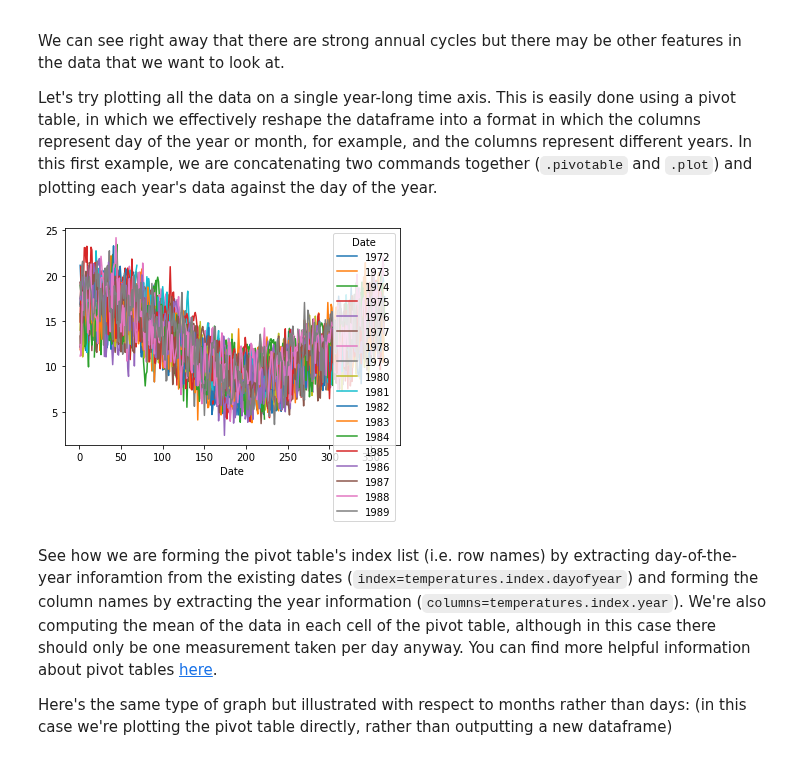
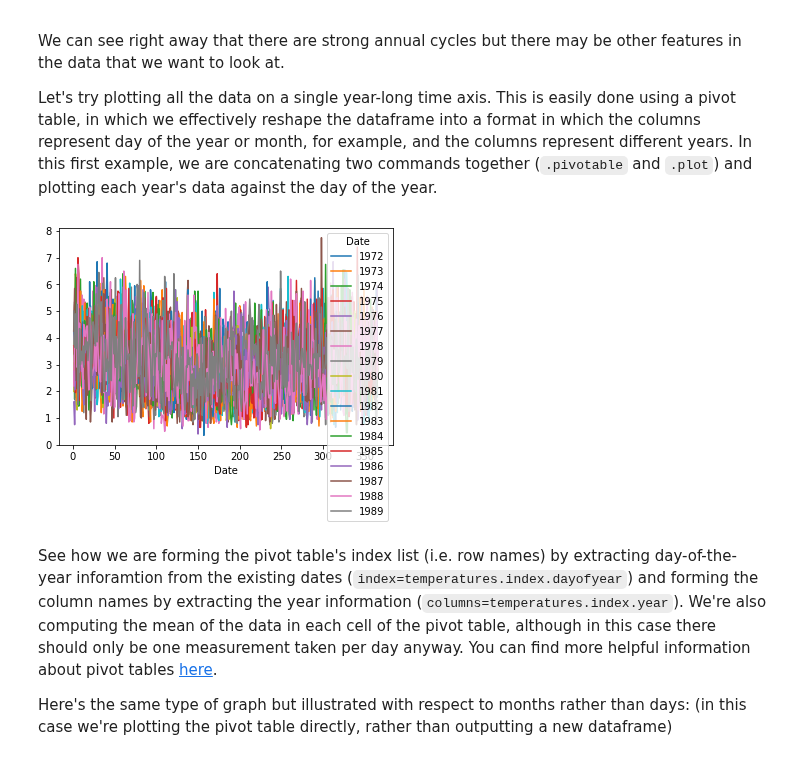
Before and after one commit to calum-chamberlain/ESCI451-Python, a Jupyter notebook: ESCI451_Module_3B.ipynb, the cells around one changed output. Drawn from its saved outputs; the diff is of its cells as text; code cells hidden in the pictures.

```diff
--- a/ESCI451_Module_3B.ipynb
+++ b/ESCI451_Module_3B.ipynb
@@ -59,5 +59,6 @@ The first column of each of these files contains the measurement date in the for
 # %%
-def parser(date): return dt.strptime(date, '%Y%m%d:%H%M')
+def parser(date):
+    return dt.strptime(date, '%Y%m%d:%H%M')
 
 
 T0 = pd.read_csv(
@@ -96,5 +97,5 @@ Before going any further, we're going to spend a bit of time manipulating each o
 
 In the case of the surface measurements, T0, we will calculate a rough mean daily temperature by averaging the maximum and minimum values. (Climate scientists would do this much more carefully and would likely use hourly records for this.)
 # %%
-T0['Temperature'] = T0.apply(lambda df: (df['Tmax'] + df['Tmin']) / 2, axis=1)
+T0['Temperature'] = (T0.Tmax - T0.Tmin) / 2
 # %% [markdown]
@@ -196,3 +285,27 @@ temperatures.rename(columns={'Temperature': 'T100'}, inplace=True)
+# %%
+def load_and_merge_temp_data():
+    """ Load and merge the temperature dataset """
+    T0, T10, T30, T100 = load_temp_data()
+
+    # Merge surface and 10cm data
+    temperatures = pd.merge(left=T0, right=T10, how='inner',
+                            left_index=True, right_index=True)
+    temperatures.rename(
+        columns={'Temperature_x': 'T0',
+                 'Temperature_y': 'T10',
+                 'Tmax': 'T0_max', 'Tmin': 'T0_min'},
+        inplace=True)
+
+    # Merge 30cm to previous
+    temperatures = pd.merge(left=temperatures, right=T30, how='inner',
+                            left_index=True, right_index=True)
+    temperatures.rename(columns={'Temperature': 'T30'}, inplace=True)
+
+    # Merge 100cm to previous
+    temperatures = pd.merge(left=temperatures, right=T100,
+                            how='inner', left_index=True, right_index=True)
+    temperatures.rename(columns={'Temperature': 'T100'}, inplace=True)
+    return temperatures
 # %% [markdown]
 OK. Now we're ready to actually analyse the data in a bit more detail. But let's remind ourselves of some of the ways we can slice the data to look at particular details. Of no particular significance:
 
@@ -239,13 +355,15 @@ We can see right away that there are strong annual cycles but there may be other
 
 Let's try plotting all the data on a single year-long time axis. This is easily done using a pivot table, in which we effectively reshape the dataframe into a format in which the columns represent day of the year or month, for example, and the columns represent different years. In this first example, we are concatenating two commands together (`.pivotable` and `.plot`) and plotting each year's data against the day of the year.
 # %%
+temperatures = load_and_merge_temp_data()
+
 pivot = temperatures.pivot_table(
     'T0', index=temperatures.index.dayofyear,
     columns=temperatures.index.year, aggfunc='mean')
 pivot.plot()
 plt.show()
 # %% [output]
-[figure, old version]
+[figure, new version]
 # %% [markdown]
 See how we are forming the pivot table's index list (i.e. row names) by extracting day-of-the-year inforamtion from the existing dates (`index=temperatures.index.dayofyear`) and forming the column names by extracting the year information (`columns=temperatures.index.year`). We're also computing the mean of the data in each cell of the pivot table, although in this case there should only be one measurement taken per day anyway. You can find more helpful information about pivot tables [here](https://jakevdp.github.io/PythonDataScienceHandbook/03.09-pivot-tables.html).
 
```
Also changed, not shown: parts of 19 cells of this notebook.
